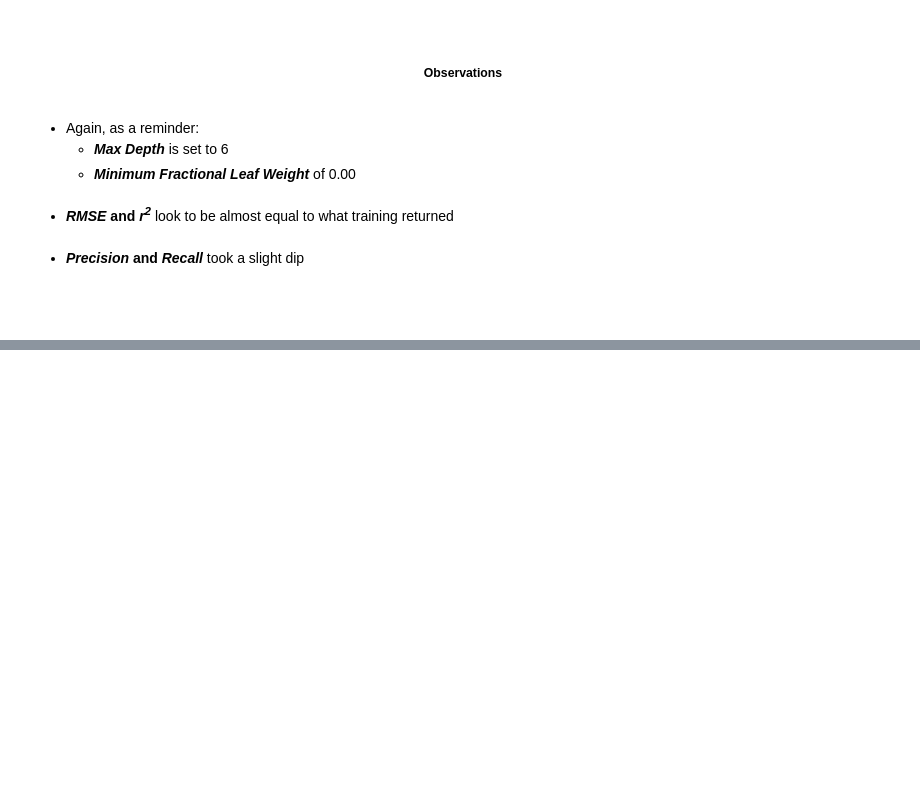
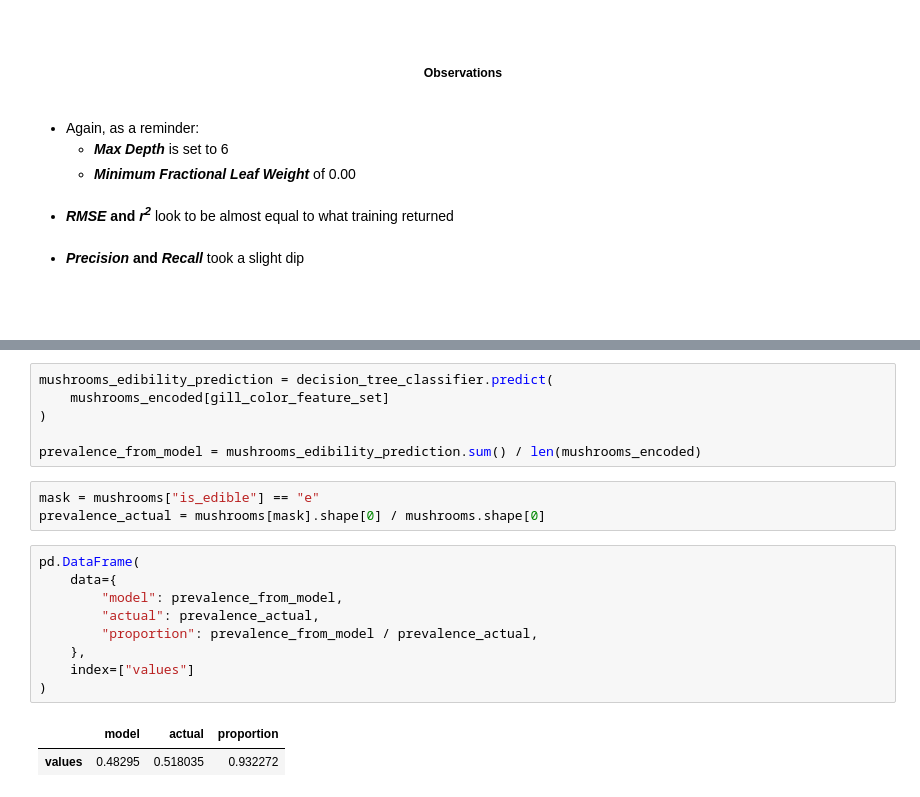
Before and after one commit to MondeAnna/posinous-mushrooms, a Jupyter notebook: notebook/mushrooms.ipynb, the cells around one changed output, grey strips where cells are left out. Cells and saved outputs as stored; diff of their text form; blank space fills up the shorter version.

Commit message:
feat (eval): prevalence -> model predictions vs. observations

```diff
--- a/notebook/mushrooms.ipynb
+++ b/notebook/mushrooms.ipynb
@@ -792,0 +802,21 @@ pd.DataFrame(final_findings, index=["values"])
+# %%
+mushrooms_edibility_prediction = decision_tree_classifier.predict(
+    mushrooms_encoded[gill_color_feature_set]
+)
+
+prevalence_from_model = mushrooms_edibility_prediction.sum() / len(mushrooms_encoded)
+# %%
+mask = mushrooms["is_edible"] == "e"
+prevalence_actual = mushrooms[mask].shape[0] / mushrooms.shape[0]
+# %%
+pd.DataFrame(
+    data={
+        "model": prevalence_from_model,
+        "actual": prevalence_actual,
+        "proportion": prevalence_from_model / prevalence_actual,
+    },
+    index=["values"]
+)
+# %% [output]
+|  | model | actual | proportion |
+| values | 0.48295 | 0.518035 | 0.932272 |
```
Also changed, not shown: parts of 2 cells of this notebook.
